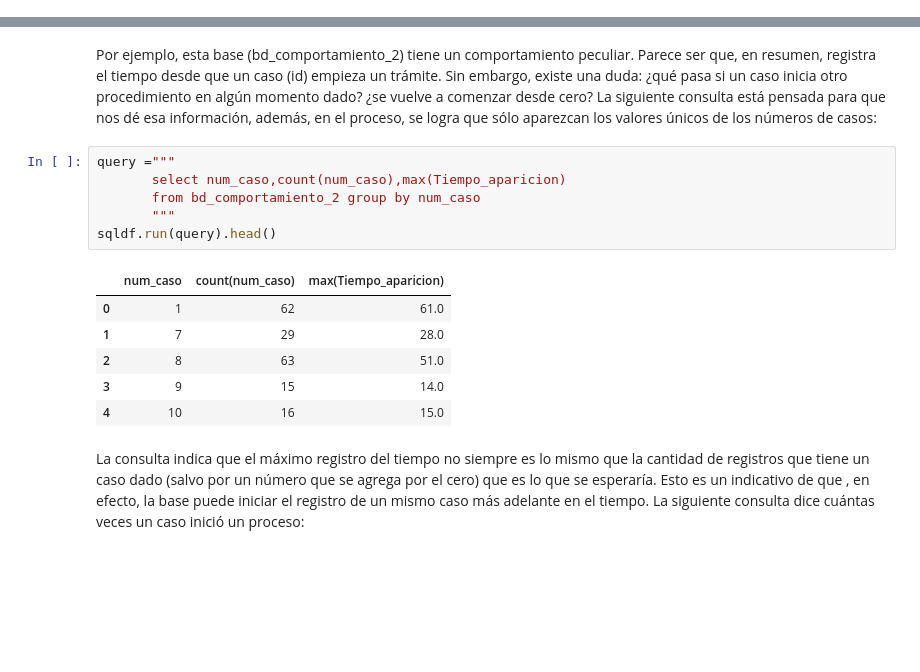
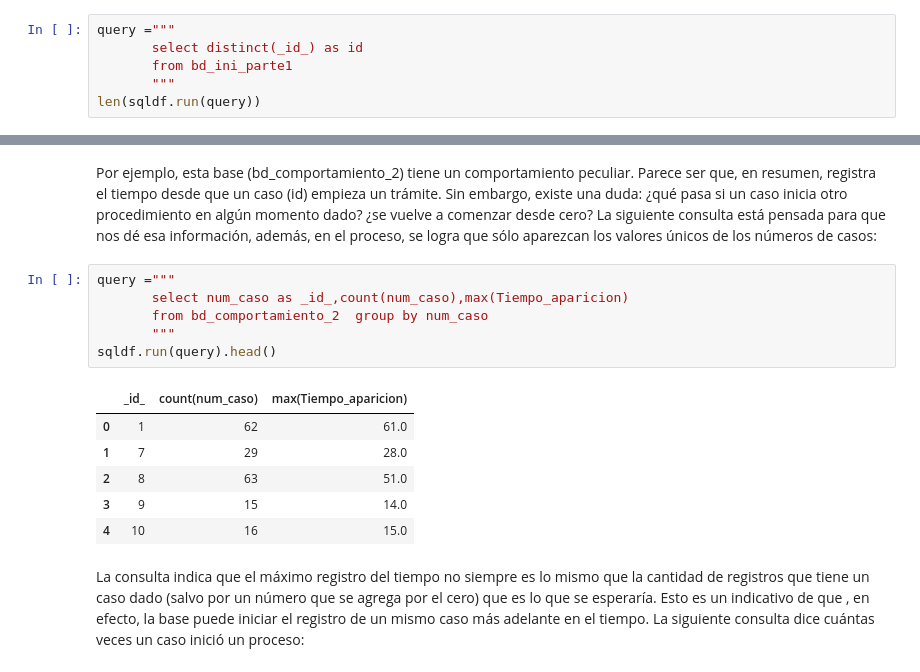
Before and after one commit to BrianPgz/HomeWork1_ML, a Jupyter notebook: Script_HomeWork.ipynb, the cells around one changed output, grey strips where cells are left out. Drawn from its saved outputs; the diff is of its cells as text; blank space fills up the shorter version.

```diff
--- a/Script_HomeWork.ipynb
+++ b/Script_HomeWork.ipynb
@@ -119,3 +119,9 @@ Data columns (total 3 columns):
  2   comp_mixto1  50000 non-null  float64
 dtypes: float64(1), int64(2)
 memory usage: 1.1 MB
+# %%
+query ="""
+       select distinct(_id_) as id
+       from bd_ini_parte1
+       """
+len(sqldf.run(query))
@@ -156,12 +171,12 @@ len(sqldf.run(query))
 Por ejemplo, esta base (bd_comportamiento_2) tiene un comportamiento peculiar. Parece ser que, en resumen, registra el tiempo desde que un caso (id) empieza un trámite. Sin embargo, existe una duda: ¿qué pasa si un caso inicia otro procedimiento en algún momento dado? ¿se vuelve a comenzar desde cero? La siguiente consulta está pensada para que nos dé esa información, además, en el proceso, se logra que sólo aparezcan los valores únicos de los números de casos:
 # %%
 query ="""
-       select num_caso,count(num_caso),max(Tiempo_aparicion)
-       from bd_comportamiento_2 group by num_caso
+       select num_caso as _id_,count(num_caso),max(Tiempo_aparicion)
+       from bd_comportamiento_2  group by num_caso
        """
 sqldf.run(query).head()
 # %% [output]
-|  | num_caso | count(num_caso) | max(Tiempo_aparicion) |
+|  | _id_ | count(num_caso) | max(Tiempo_aparicion) |
 | 0 | 1 | 62 | 61.0 |
 | 1 | 7 | 29 | 28.0 |
 | 2 | 8 | 63 | 51.0 |
```
Also changed, not shown: parts of 19 cells of this notebook, 2 other files.
